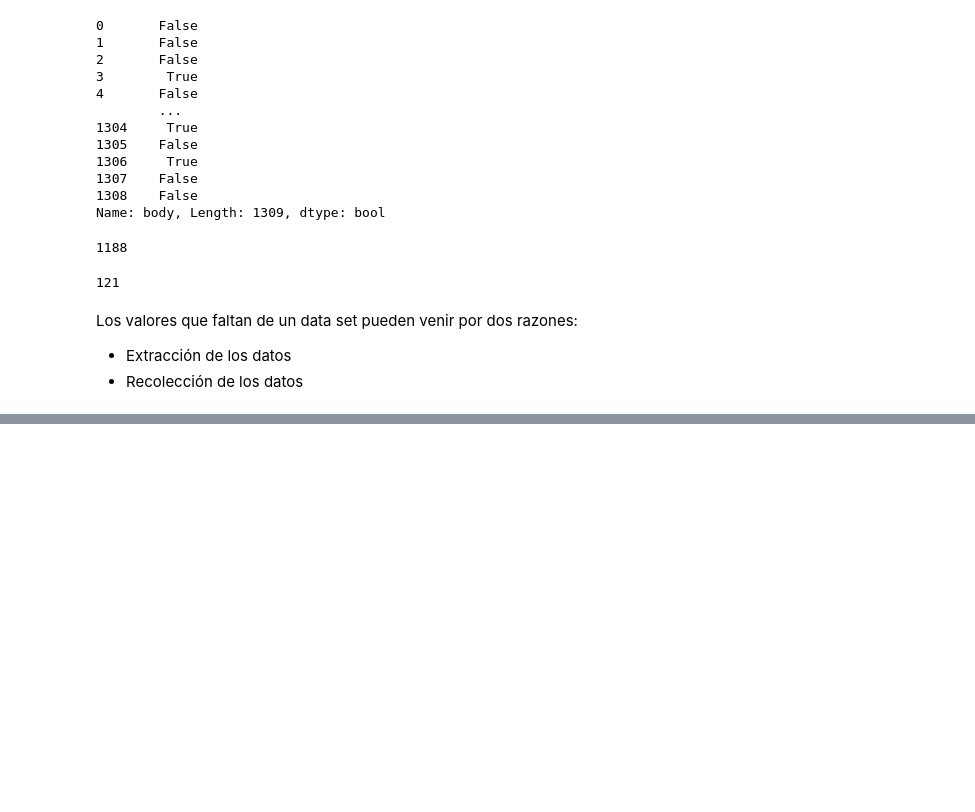
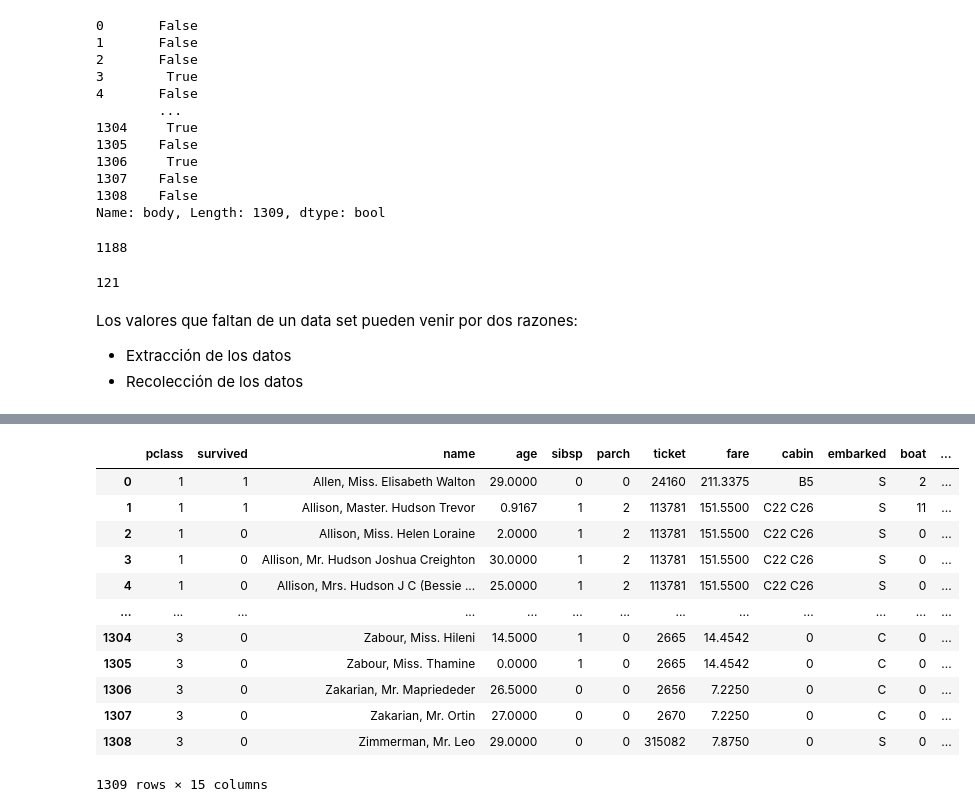
Before and after one commit to ledelaespriella/learning-python-ml, a Jupyter notebook: notebooks-practica/Tema 1- Analisis pre.ipynb, the cells around one changed output, grey strips where cells are left out. Cells and saved outputs as stored; diff of their text form; code cells hidden in the pictures; blank space fills up the shorter version.

```diff
--- a/notebooks-practica/Tema 1- Analisis pre.ipynb
+++ b/notebooks-practica/Tema 1- Analisis pre.ipynb
@@ -126,0 +276,35 @@ Los valores que faltan de un data set pueden venir por dos razones:
+# %%
+def create_dummies(df,var_name):
+    """Creacion de variables dummy
+
+    Args:
+        df (dataframe): Se debe ingresar un Dataframe
+        var_name (String): Es un string con el nombre del campo del df
+
+    Returns:
+        DataFrame: Retorna un dataframe con variables dummy
+    """
+    #Se crea el dataframe dummy para la variable designada
+    dummy=pd.get_dummies(df[var_name],prefix=var_name)
+    #se elimina del dataframe original dicha variable
+    df=df.drop(var_name,axis=1)
+    #se concatena al df el dummy creado
+    df=pd.concat([df,dummy], axis=1)
+
+    return df
+# %%
+create_dummies(df3,"sex")
+# %% [output]
+|  | pclass | survived | name | age | sibsp | parch | ticket | fare | cabin | embarked | boat | ... |
+| 0 | 1 | 1 | Allen, Miss. Elisabeth Walton | 29.0000 | 0 | 0 | 24160 | 211.3375 | B5 | S | 2 | ... |
+| 1 | 1 | 1 | Allison, Master. Hudson Trevor | 0.9167 | 1 | 2 | 113781 | 151.5500 | C22 C26 | S | 11 | ... |
+| 2 | 1 | 0 | Allison, Miss. Helen Loraine | 2.0000 | 1 | 2 | 113781 | 151.5500 | C22 C26 | S | 0 | ... |
+| 3 | 1 | 0 | Allison, Mr. Hudson Joshua Creighton | 30.0000 | 1 | 2 | 113781 | 151.5500 | C22 C26 | S | 0 | ... |
+| 4 | 1 | 0 | Allison, Mrs. Hudson J C (Bessie ... | 25.0000 | 1 | 2 | 113781 | 151.5500 | C22 C26 | S | 0 | ... |
+| ... | ... | ... | ... | ... | ... | ... | ... | ... | ... | ... | ... | ... |
+| 1304 | 3 | 0 | Zabour, Miss. Hileni | 14.5000 | 1 | 0 | 2665 | 14.4542 | 0 | C | 0 | ... |
+| 1305 | 3 | 0 | Zabour, Miss. Thamine | 0.0000 | 1 | 0 | 2665 | 14.4542 | 0 | C | 0 | ... |
+| 1306 | 3 | 0 | Zakarian, Mr. Mapriededer | 26.5000 | 0 | 0 | 2656 | 7.2250 | 0 | C | 0 | ... |
+| 1307 | 3 | 0 | Zakarian, Mr. Ortin | 27.0000 | 0 | 0 | 2670 | 7.2250 | 0 | C | 0 | ... |
+| 1308 | 3 | 0 | Zimmerman, Mr. Leo | 29.0000 | 0 | 0 | 315082 | 7.8750 | 0 | S | 0 | ... |
+1309 rows × 15 columns
```
Also changed, not shown: parts of 22 cells of this notebook, 1 other file.
